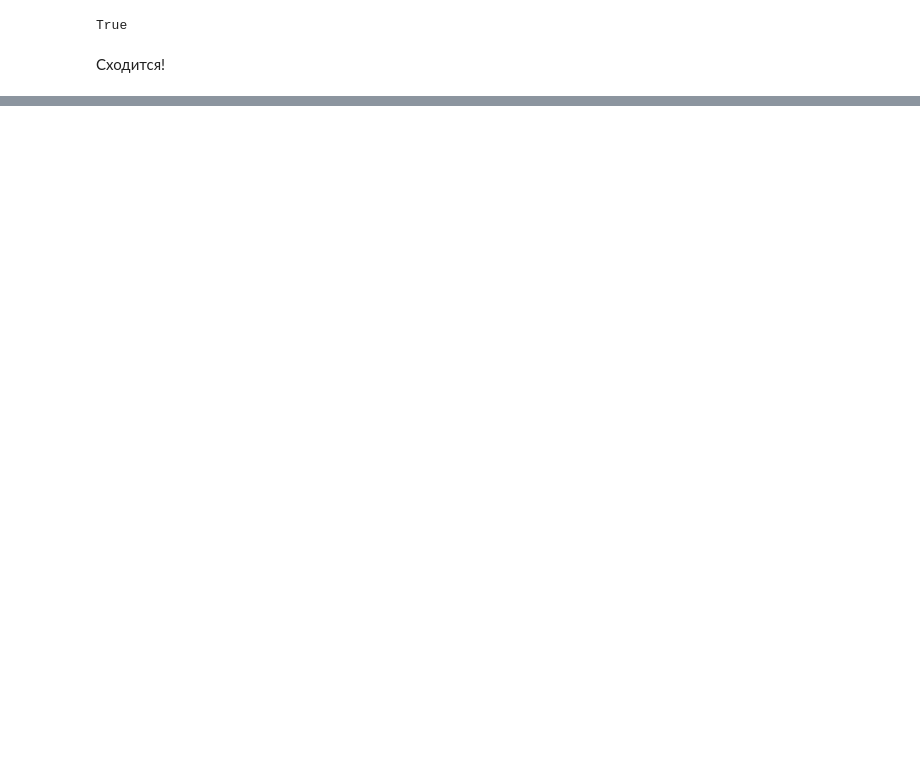
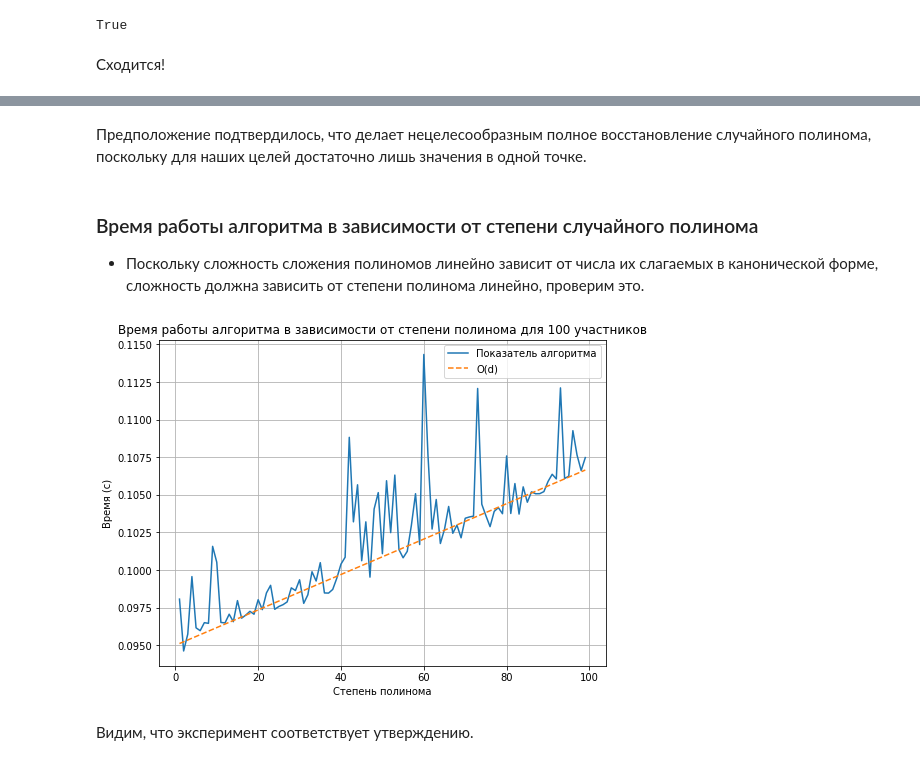
Before and after one commit to SombreSky/Secret-Sharing, a Jupyter notebook: Polinomial Generation Demo.ipynb, the cells around one changed output, grey strips where cells are left out. Cells and saved outputs as stored; diff of their text form; code cells hidden in the pictures; blank space fills up the shorter version.

```diff
--- a/Polinomial Generation Demo.ipynb
+++ b/Polinomial Generation Demo.ipynb
@@ -338,0 +429,53 @@ True
+# %% [markdown]
+Предположение подтвердилось, что делает нецелесообразным полное восстановление случайного полинома, поскольку для наших целей достаточно лишь значения в одной точке.
+# %% [markdown]
+### Время работы алгоритма в зависимости от степени случайного полинома
+- Поскольку сложность сложения полиномов линейно зависит от числа их слагаемых в канонической форме, сложность должна зависить от степени полинома линейно, проверим это.
+# %%
+import timeit
+
+def secret_generation_timer_degree(n, max_degree, explicit_poli = False):
+    g = pn.generate_prime_number(random.randint(20,21))
+    p = pn.generate_prime_number(random.randint(20,21))
+
+    num = []
+    t = []
+    for degree in range(1, max_degree + 1):
+        start_time = timeit.default_timer()
+
+        crange = 10000
+        secret_I, public_I, fs = secret_gen(n, g, p, crange, degree)
+        x, y = secret_sharing(n, secret_I, fs, p)
+
+        elapsed = (timeit.default_timer() - start_time)/n
+        start_time = timeit.default_timer()
+
+        if explicit_poli:
+            secret_poli = interpolation_explicit(x, y)
+        else:
+            secret = interpolation_onepoint(x, y)
+
+        elapsed += timeit.default_timer() - start_time
+
+        num.append(degree)
+        t.append(elapsed)
+    return num, t
+# %%
+x, y = secret_generation_timer_degree(100, 99)
+# %%
+import matplotlib.pyplot as plt
+%matplotlib inline
+
+plt.figure(figsize=(8,6))
+plt.plot(x, y, label=u"Показатель алгоритма")
+plt.plot(x, [0.095 + i/8500 for i in x], label=u"O(d)", linestyle = "--")
+plt.title(u"Время работы алгоритма в зависимости от степени полинома для 100 участников")
+plt.xlabel(u"Степень полинома")
+plt.ylabel(u"Время (с)")
+plt.grid()
+plt.legend()
+plt.show()
+# %% [output]
+[figure, added]
+# %% [markdown]
+Видим, что эксперимент соответствует утверждению.
```
Also changed, not shown: parts of 17 cells of this notebook.
